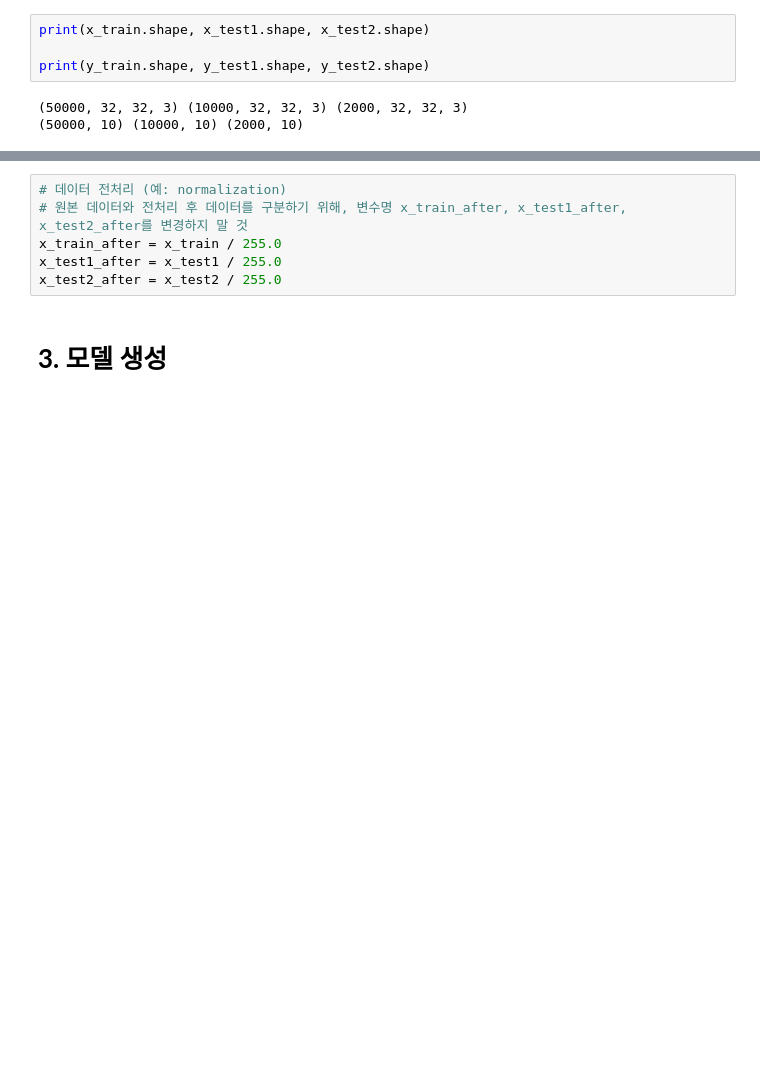
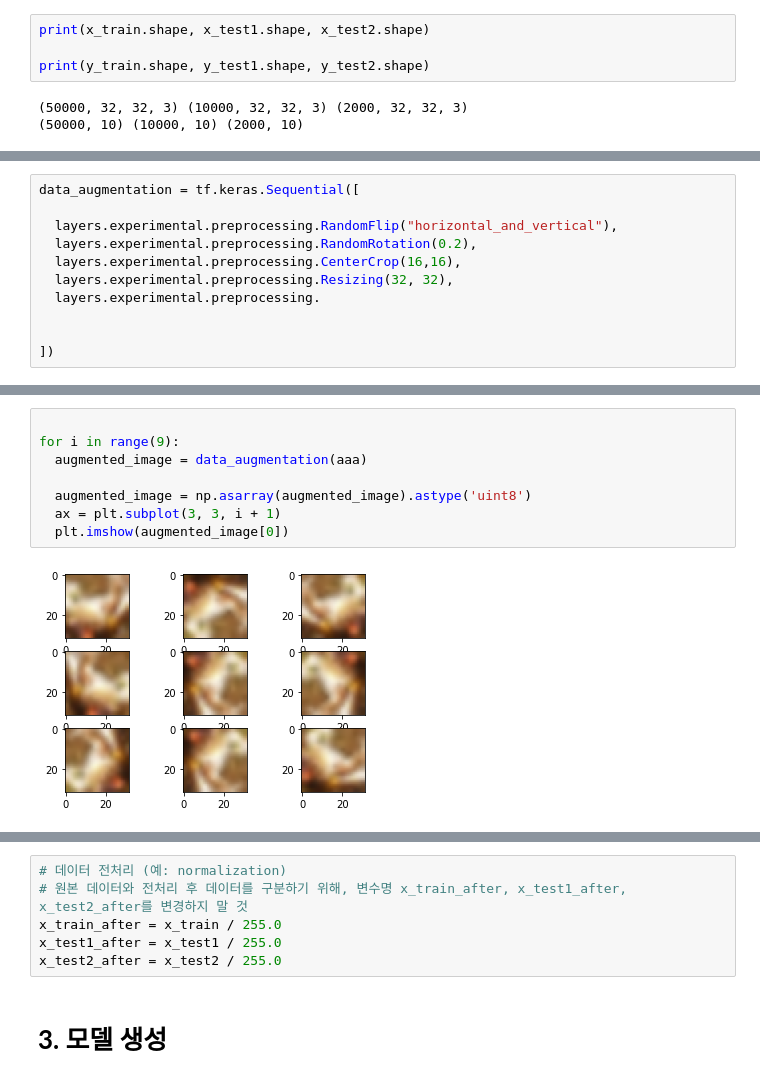
Before and after one commit to caumannerman/2021_cau_oss_hackathon, a Jupyter notebook: hackathon_team15.ipynb, the cells around one changed output, grey strips where cells are left out. Drawn from its saved outputs; the diff is of its cells as text; blank space fills up the shorter version.

```diff
--- a/hackathon_team15.ipynb
+++ b/hackathon_team15.ipynb
@@ -190,0 +194,11 @@ KeyboardInterrupt: ignored
+# %%
+data_augmentation = tf.keras.Sequential([
+
+  layers.experimental.preprocessing.RandomFlip("horizontal_and_vertical"),
+  layers.experimental.preprocessing.RandomRotation(0.2),
+  layers.experimental.preprocessing.CenterCrop(16,16),
+  layers.experimental.preprocessing.Resizing(32, 32),
+  layers.experimental.preprocessing.
+
+
+])
@@ -190,0 +212,10 @@ KeyboardInterrupt: ignored
+# %%
+
+for i in range(9):
+  augmented_image = data_augmentation(aaa)
+
+  augmented_image = np.asarray(augmented_image).astype('uint8')
+  ax = plt.subplot(3, 3, i + 1)
+  plt.imshow(augmented_image[0])
+# %% [output]
+[figure, added]
```
Also changed, not shown: parts of 9 cells of this notebook.
